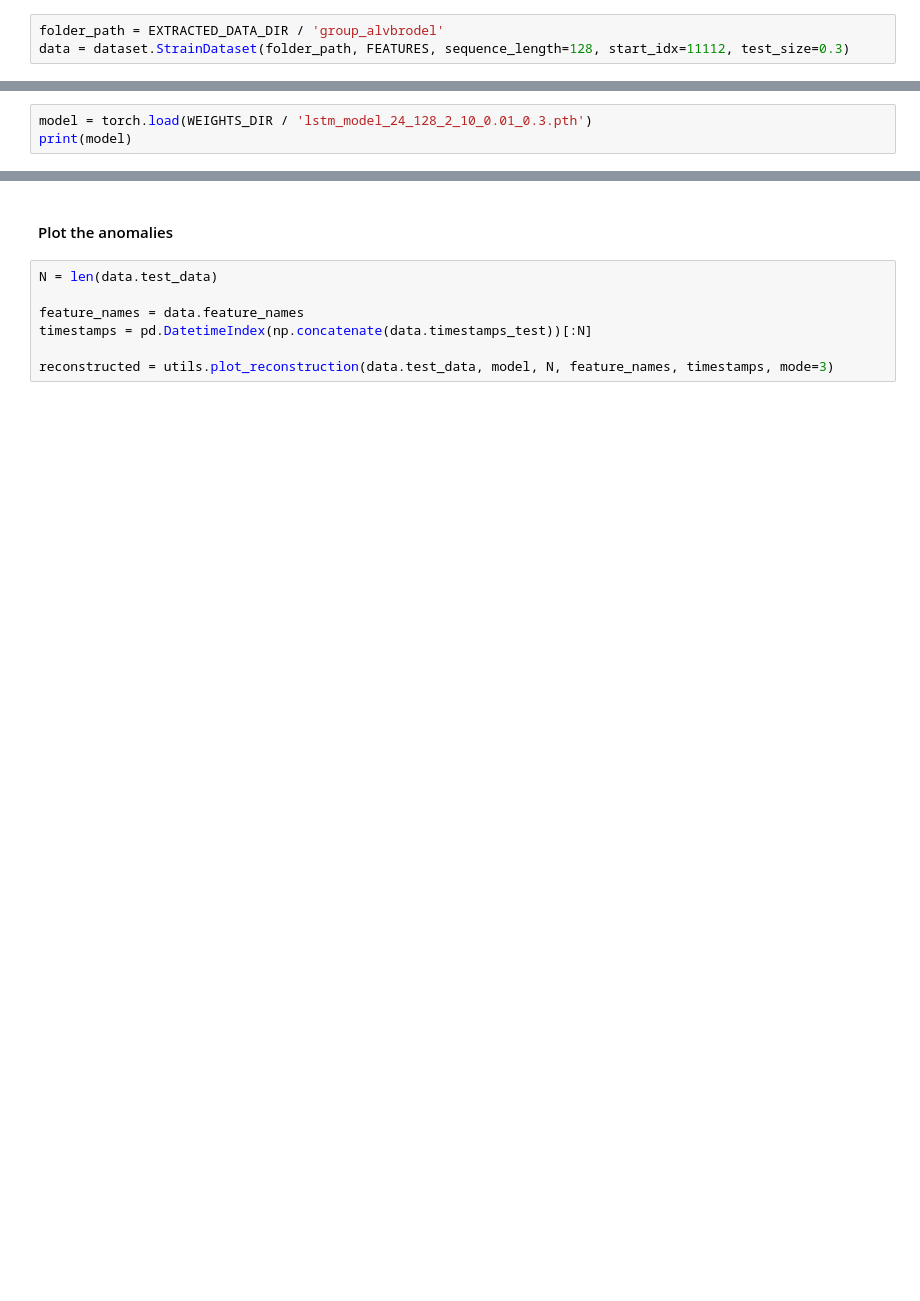
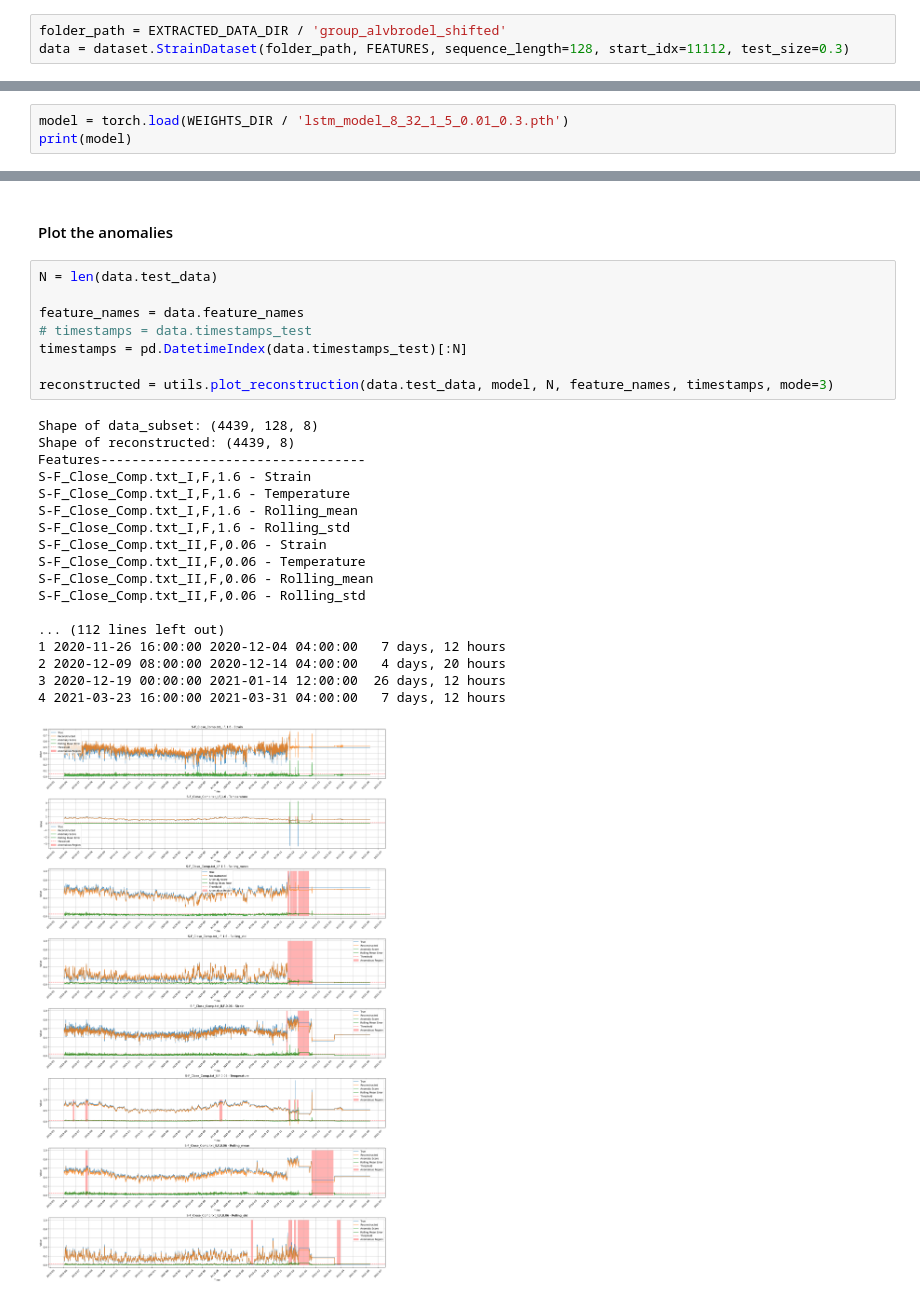
Before and after one commit to viktorkjellsson/Exjobb, a Jupyter notebook: notebooks/test.ipynb, the cells around one changed output, grey strips where cells are left out. Cells and saved outputs as stored; diff of their text form; blank space fills up the shorter version.

```diff
--- a/notebooks/test.ipynb
+++ b/notebooks/test.ipynb
@@ -18,10 +18,10 @@ from src import utils
 # %% [markdown]
 #### Create the data loader
 # %%
-folder_path = EXTRACTED_DATA_DIR / 'group_alvbrodel'
+folder_path = EXTRACTED_DATA_DIR / 'group_alvbrodel_shifted'
 data = dataset.StrainDataset(folder_path, FEATURES, sequence_length=128, start_idx=11112, test_size=0.3)
 # %% [markdown]
 #### Load the model
 # %%
-model = torch.load(WEIGHTS_DIR / 'lstm_model_24_128_2_10_0.01_0.3.pth')
+model = torch.load(WEIGHTS_DIR / 'lstm_model_8_32_1_5_0.01_0.3.pth')
 print(model)
@@ -30,7 +36,27 @@ print(model)
 # %%
 N = len(data.test_data)
 
 feature_names = data.feature_names
-timestamps = pd.DatetimeIndex(np.concatenate(data.timestamps_test))[:N]
+# timestamps = data.timestamps_test
+timestamps = pd.DatetimeIndex(data.timestamps_test)[:N]
 
 reconstructed = utils.plot_reconstruction(data.test_data, model, N, feature_names, timestamps, mode=3)
+# %% [output]
+Shape of data_subset: (4439, 128, 8)
+Shape of reconstructed: (4439, 8)
+Features----------------------------------
+S-F_Close_Comp.txt_I,F,1.6 - Strain
+S-F_Close_Comp.txt_I,F,1.6 - Temperature
+S-F_Close_Comp.txt_I,F,1.6 - Rolling_mean
+S-F_Close_Comp.txt_I,F,1.6 - Rolling_std
+S-F_Close_Comp.txt_II,F,0.06 - Strain
+S-F_Close_Comp.txt_II,F,0.06 - Temperature
+S-F_Close_Comp.txt_II,F,0.06 - Rolling_mean
+S-F_Close_Comp.txt_II,F,0.06 - Rolling_std
+
+... (112 lines left out)
+1 2020-11-26 16:00:00 2020-12-04 04:00:00   7 days, 12 hours
+2 2020-12-09 08:00:00 2020-12-14 04:00:00   4 days, 20 hours
+3 2020-12-19 00:00:00 2021-01-14 12:00:00  26 days, 12 hours
+4 2021-03-23 16:00:00 2021-03-31 04:00:00   7 days, 12 hours
+[figure, added]
```
Also changed, not shown: parts of 1 cell of this notebook, 3 other files.
